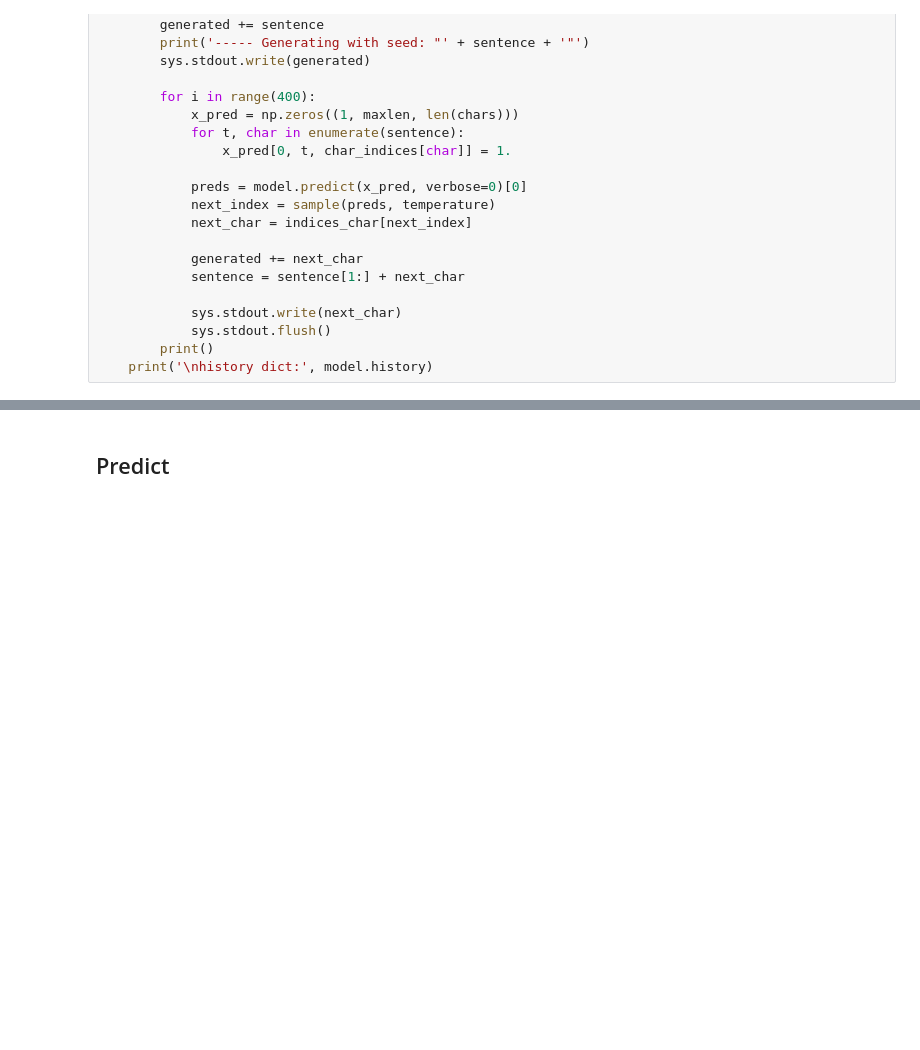
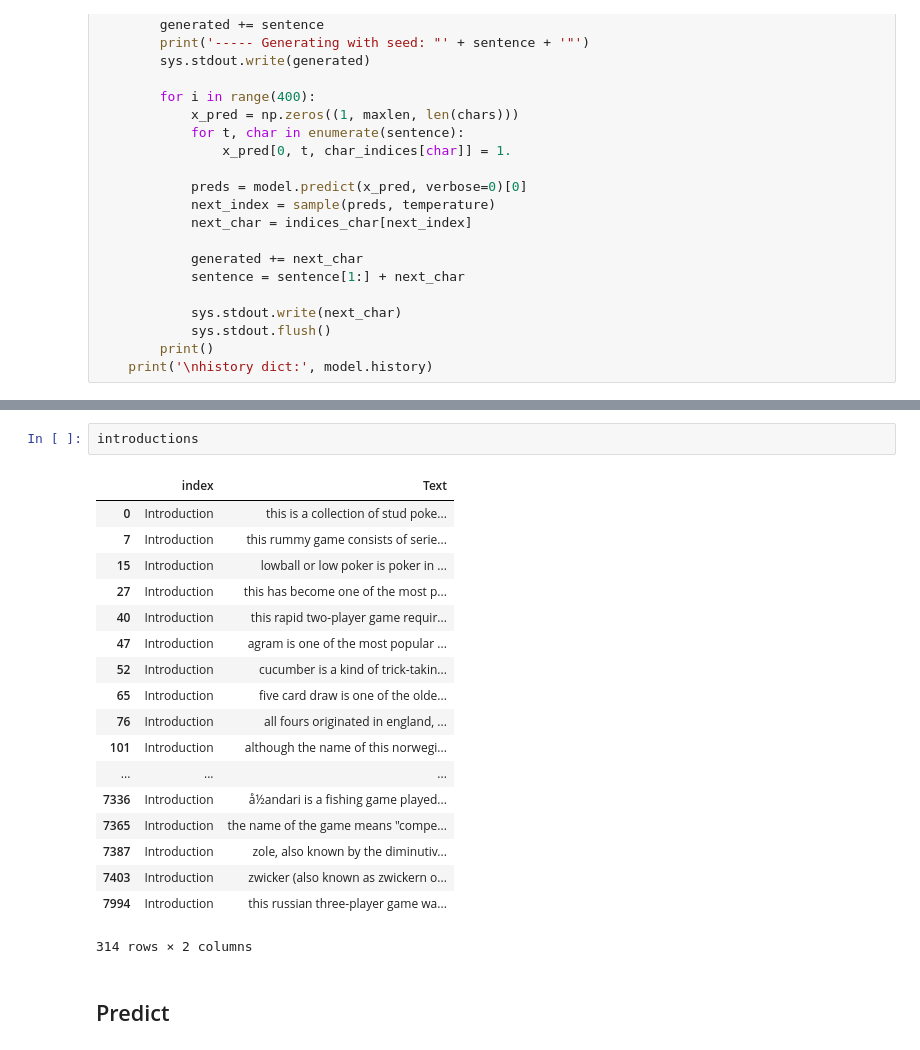
Before and after one commit to nicole9925/Generative-Card-Game, a Jupyter notebook: code/RNN-LSTM.ipynb, the cells around one changed output, grey strips where cells are left out. Saved outputs shown, nothing was run; the diff lists cells and outputs as text; blank space fills up the shorter version.

```diff
--- a/code/RNN-LSTM.ipynb
+++ b/code/RNN-LSTM.ipynb
@@ -212,3 +213,24 @@ Epoch 8/60
+# %%
+introductions
+# %% [output]
+|  | index | Text |
+| 0 | Introduction | this is a collection of stud poke... |
+| 7 | Introduction | this rummy game consists of serie... |
+| 15 | Introduction | lowball or low poker is poker in ... |
+| 27 | Introduction | this has become one of the most p... |
+| 40 | Introduction | this rapid two-player game requir... |
+| 47 | Introduction | agram is one of the most popular ... |
+| 52 | Introduction | cucumber is a kind of trick-takin... |
+| 65 | Introduction | five card draw is one of the olde... |
+| 76 | Introduction | all fours originated in england, ... |
+| 101 | Introduction | although the name of this norwegi... |
+| ... | ... | ... |
+| 7336 | Introduction | å½andari is a fishing game played... |
+| 7365 | Introduction | the name of the game means "compe... |
+| 7387 | Introduction | zole, also known by the diminutiv... |
+| 7403 | Introduction | zwicker (also known as zwickern o... |
+| 7994 | Introduction | this russian three-player game wa... |
+314 rows × 2 columns
 # %% [markdown]
 ## Predict
 # %%
```
Also changed, not shown: parts of 2 cells of this notebook, 28 other files.
